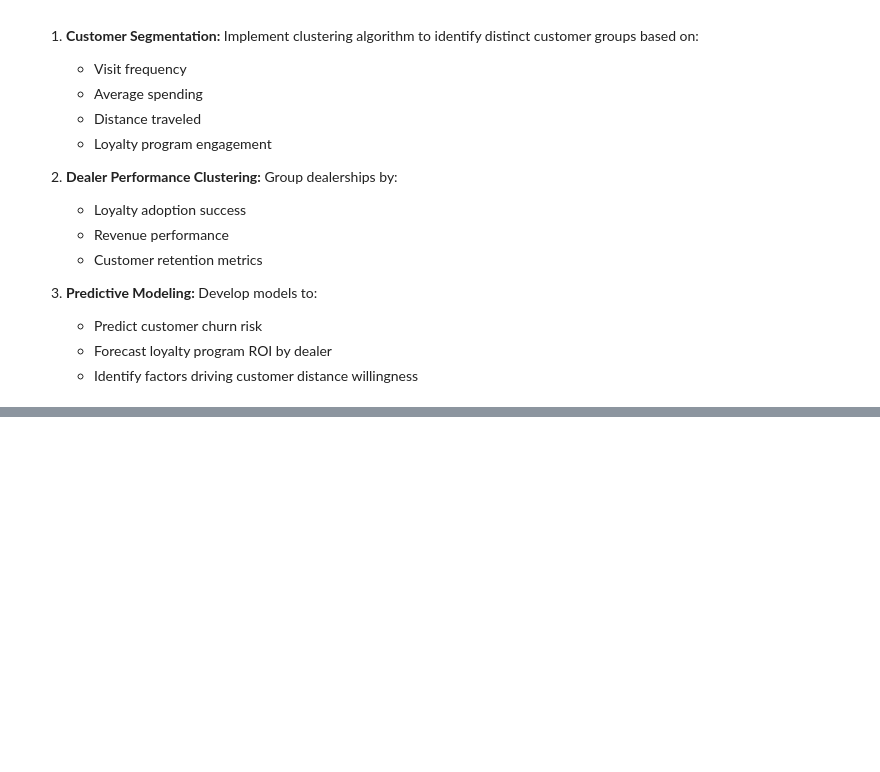
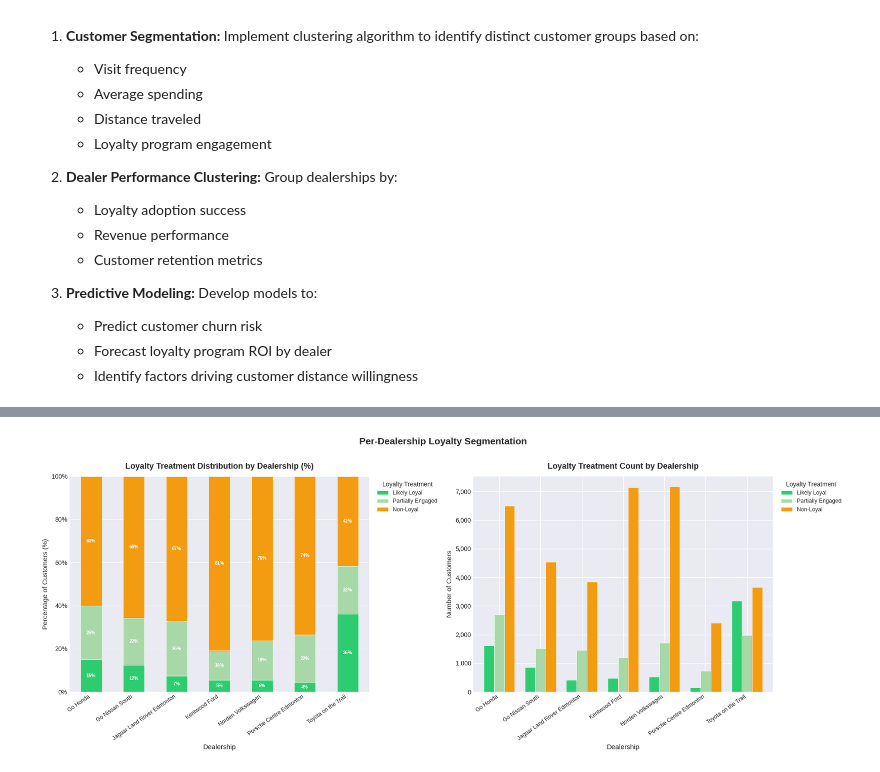
Before and after one commit to rbrabusa/cmpt3830_alpaca, a Jupyter notebook: cmpt3830_phase_1_go_auto.ipynb, the cells around one changed output, grey strips where cells are left out. Drawn from its saved outputs; the diff is of its cells as text; code cells hidden in the pictures; blank space fills up the shorter version.

```diff
--- a/cmpt3830_phase_1_go_auto.ipynb
+++ b/cmpt3830_phase_1_go_auto.ipynb
@@ -1805,0 +1986,79 @@ Based on our Sprint 1 EDA, the following tasks are prioritized for Sprint 2:
+# %%
+import matplotlib.pyplot as plt
+import matplotlib.ticker as mtick
+
+# Merge loyalty treatment back to df_clean via vin
+dealer_loyalty = df_clean[['vin', 'dealer_name']].drop_duplicates().merge(
+    vin_timelines[['vin', 'loyalty_treatment']],
+    on='vin',
+    how='left'
+)
+
+# Group by dealer and treatment
+dealer_breakdown = (
+    dealer_loyalty
+    .groupby(['dealer_name', 'loyalty_treatment'])
+    .size()
+    .unstack(fill_value=0)
+)
+
+# Normalize to percentages
+dealer_breakdown_pct = dealer_breakdown.div(dealer_breakdown.sum(axis=1), axis=0) * 100
+
+# Define category order and colors
+category_order = ['Loyal', 'Likely Loyal', 'Partially Engaged', 'Non-Loyal']
+colors = ['#2ecc71', '#a8d8a8', '#f39c12', '#e74c3c']
+
+# Reorder columns (only include ones that exist)
+category_order = [c for c in category_order if c in dealer_breakdown_pct.columns]
+dealer_breakdown_pct = dealer_breakdown_pct[category_order]
+
+# Plot
+fig, axes = plt.subplots(1, 2, figsize=(18, 7))
+
+# --- LEFT: Stacked % bar chart ---
+dealer_breakdown_pct.plot(
+    kind='bar',
+    stacked=True,
+    ax=axes[0],
+    color=colors[:len(category_order)],
+    edgecolor='white',
+    linewidth=0.5
+)
+axes[0].set_title('Loyalty Treatment Distribution by Dealership (%)', fontsize=13, fontweight='bold', pad=12)
+axes[0].set_xlabel('Dealership', fontsize=11)
+axes[0].set_ylabel('Percentage of Customers (%)', fontsize=11)
+axes[0].yaxis.set_major_formatter(mtick.PercentFormatter())
+axes[0].set_xticklabels(axes[0].get_xticklabels(), rotation=35, ha='right', fontsize=9)
+axes[0].legend(title='Loyalty Treatment', bbox_to_anchor=(1.01, 1), loc='upper left', fontsize=9)
+axes[0].set_ylim(0, 100)
+
+# Add % labels inside bars
+for bar_container in axes[0].containers:
+    axes[0].bar_label(bar_container, fmt='%.0f%%', label_type='center', fontsize=7.5, color='white', fontweight='bold')
+
+# --- RIGHT: Raw count grouped bar chart ---
+dealer_breakdown[category_order].plot(
+    kind='bar',
+    ax=axes[1],
+    color=colors[:len(category_order)],
+    edgecolor='white',
+    linewidth=0.5,
+    width=0.75
+)
+axes[1].set_title('Loyalty Treatment Count by Dealership', fontsize=13, fontweight='bold', pad=12)
+axes[1].set_xlabel('Dealership', fontsize=11)
+axes[1].set_ylabel('Number of Customers', fontsize=11)
+axes[1].set_xticklabels(axes[1].get_xticklabels(), rotation=35, ha='right', fontsize=9)
+axes[1].legend(title='Loyalty Treatment', bbox_to_anchor=(1.01, 1), loc='upper left', fontsize=9)
+axes[1].yaxis.set_major_formatter(mtick.FuncFormatter(lambda x, _: f'{int(x):,}'))
+
+plt.suptitle('Per-Dealership Loyalty Segmentation', fontsize=15, fontweight='bold', y=1.01)
+plt.tight_layout()
+plt.savefig('dealer_loyalty_treatment.png', dpi=150, bbox_inches='tight')
+plt.show()
+
+print("\nDealer Loyalty Treatment Summary (raw counts):")
+print(dealer_breakdown[category_order].to_string())
+# %% [output]
+[figure, added]
```
Also changed, not shown: parts of 29 cells of this notebook.
